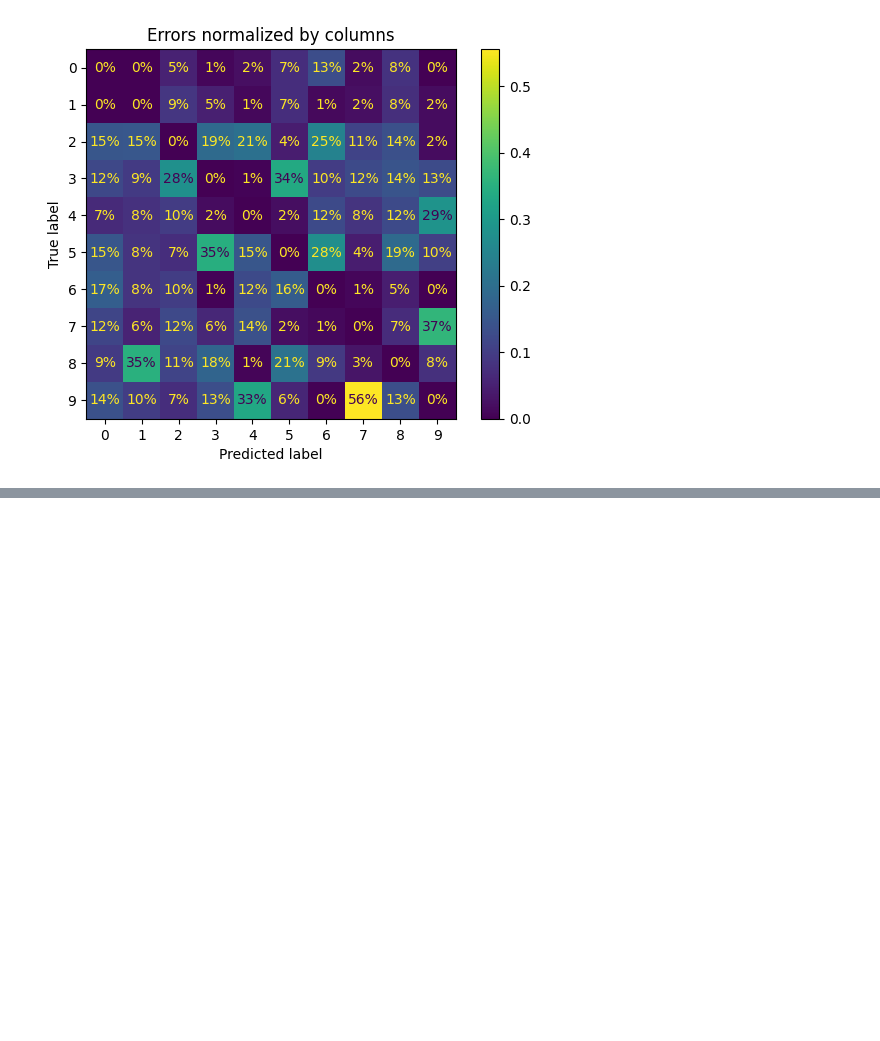
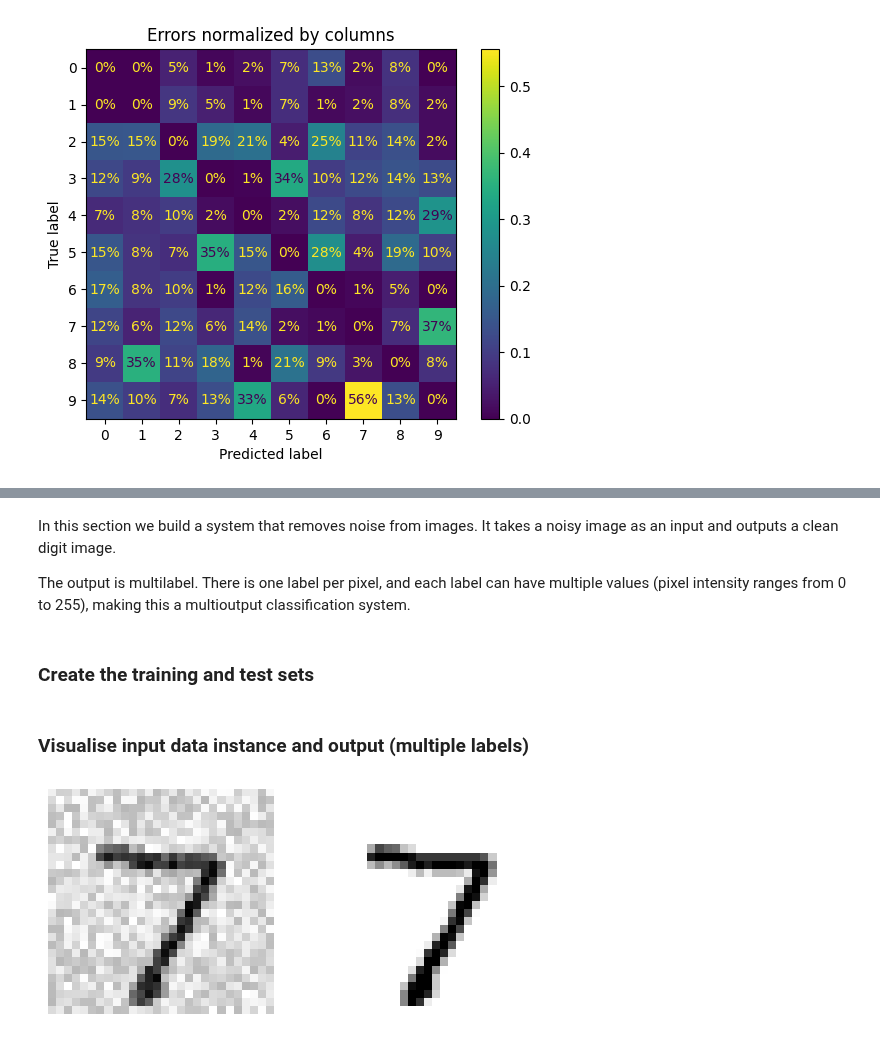
Before and after one commit to TaurusFire/Hands-on-Machine-Learning-Code-Notes, a Jupyter notebook: Chapter 3- Classification/Multiclass Classification.ipynb, the cells around one changed output, grey strips where cells are left out. Drawn from its saved outputs; the diff is of its cells as text; code cells hidden in the pictures; blank space fills up the shorter version.

```diff
--- a/Chapter 3- Classification/Multiclass Classification.ipynb
+++ b/Chapter 3- Classification/Multiclass Classification.ipynb
@@ -118,0 +214,34 @@ Probably gather more training data for digits that look like 8s but are not so t
+# %% [markdown]
+In this section we build a system that removes noise from images. It takes a noisy image as an input and outputs a clean digit image.
+
+The output is multilabel. There is one label per pixel, and each label can have multiple values (pixel intensity ranges from 0 to 255), making this a multioutput classification system.
+# %% [markdown]
+### Create the training and test sets
+# %%
+np.random.seed(42)
+
+noise = np.random.randint(0, 100, (len(X_train),784) )  #len(X_train) number of instances, 784 pixels per instance
+X_train_mod = X_train + noise
+
+noise = np.random.randint(0, 100, (len(X_test),784) )  #len(X_test) number of instances, 784 pixels per instance
+X_test_mod = X_test + noise
+
+y_train_mod = X_train
+y_test_mod = X_test
+# %% [markdown]
+### Visualise input data instance and output (multiple labels)
+# %%
+def show_digit(input_data):
+    image = input_data.reshape(28,28)
+
+    #use imshow to show an image based on numpy array data. binary is greyscale (black/white)
+    plt.imshow(image, cmap = "binary")
+
+
+    #turn off axes
+    plt.axis("off")
+# %%
+plt.subplot(121) ; show_digit(X_test_mod[0]) # argument (121) = (1,2,1): this is the same as create a figure with 1 row, 2 columns and place the subfigure in the 1st cell
+plt.subplot(122) ; show_digit(y_test_mod[0]) #place the subfigure in the 2nd cell. the first two parameters must remain the same.
+# %% [output]
+[figure, added]
```
Also changed, not shown: parts of 25 cells of this notebook, 2 other files.
